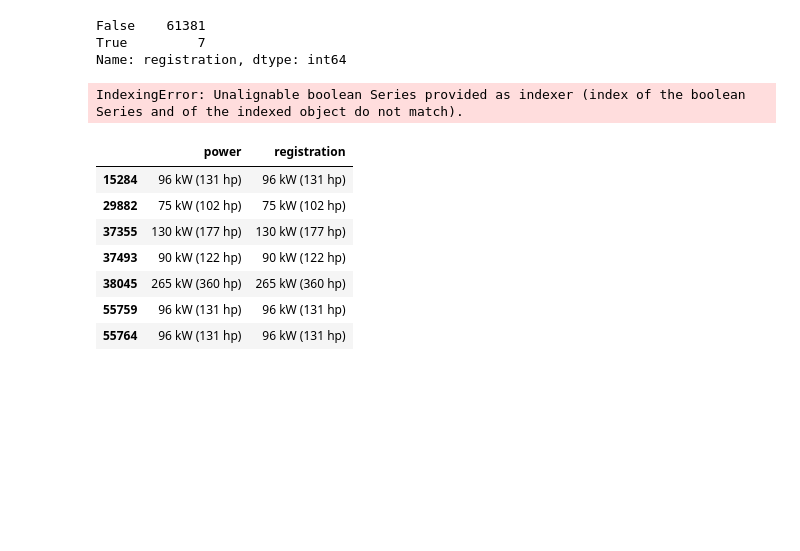
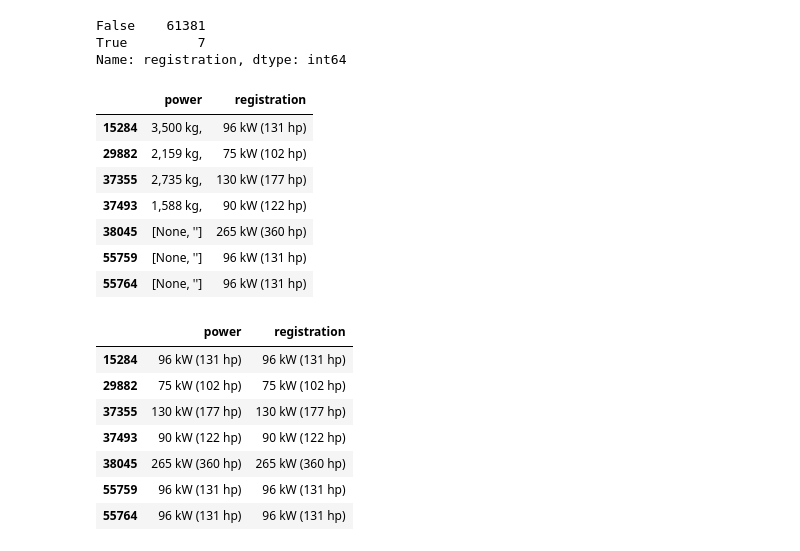
Before and after one commit to Nueseybe/Team2Project-4, a Jupyter notebook: main.ipynb, the cells around one changed output. Drawn from its saved outputs; the diff is of its cells as text; code cells hidden in the pictures; blank space fills up the shorter version.

```diff
--- a/main.ipynb
+++ b/main.ipynb
@@ -608,9 +586,16 @@ False    61381
 True         7
 Name: registration, dtype: int64
 # %%
-df_origin.loc[case_1, ['power', 'registration']]  # Corresponding values of case_1 in "power" column. We see "registiration" column has "power" values
+df.loc[case_1, ['power', 'registration']]  # Corresponding values of case_1 in "power" column. We see "registiration" column has "power" values
 # %% [output]
-IndexingError: Unalignable boolean Series provided as indexer (index of the boolean Series and of the indexed object do not match).
+|  | power | registration |
+| 15284 | 3,500 kg, | 96 kW (131 hp) |
+| 29882 | 2,159 kg, | 75 kW (102 hp) |
+| 37355 | 2,735 kg, | 130 kW (177 hp) |
+| 37493 | 1,588 kg, | 90 kW (122 hp) |
+| 38045 | [None, ''] | 265 kW (360 hp) |
+| 55759 | [None, ''] | 96 kW (131 hp) |
+| 55764 | [None, ''] | 96 kW (131 hp) |
 # %%
 df.loc[case_1, 'power'] = None   # Clear the rows
 df.loc[case_1, ['power', 'registration']] = df.loc[case_1,'registration'].apply(str) #writes values in "power" column
```
Also changed, not shown: parts of 72 cells of this notebook.
